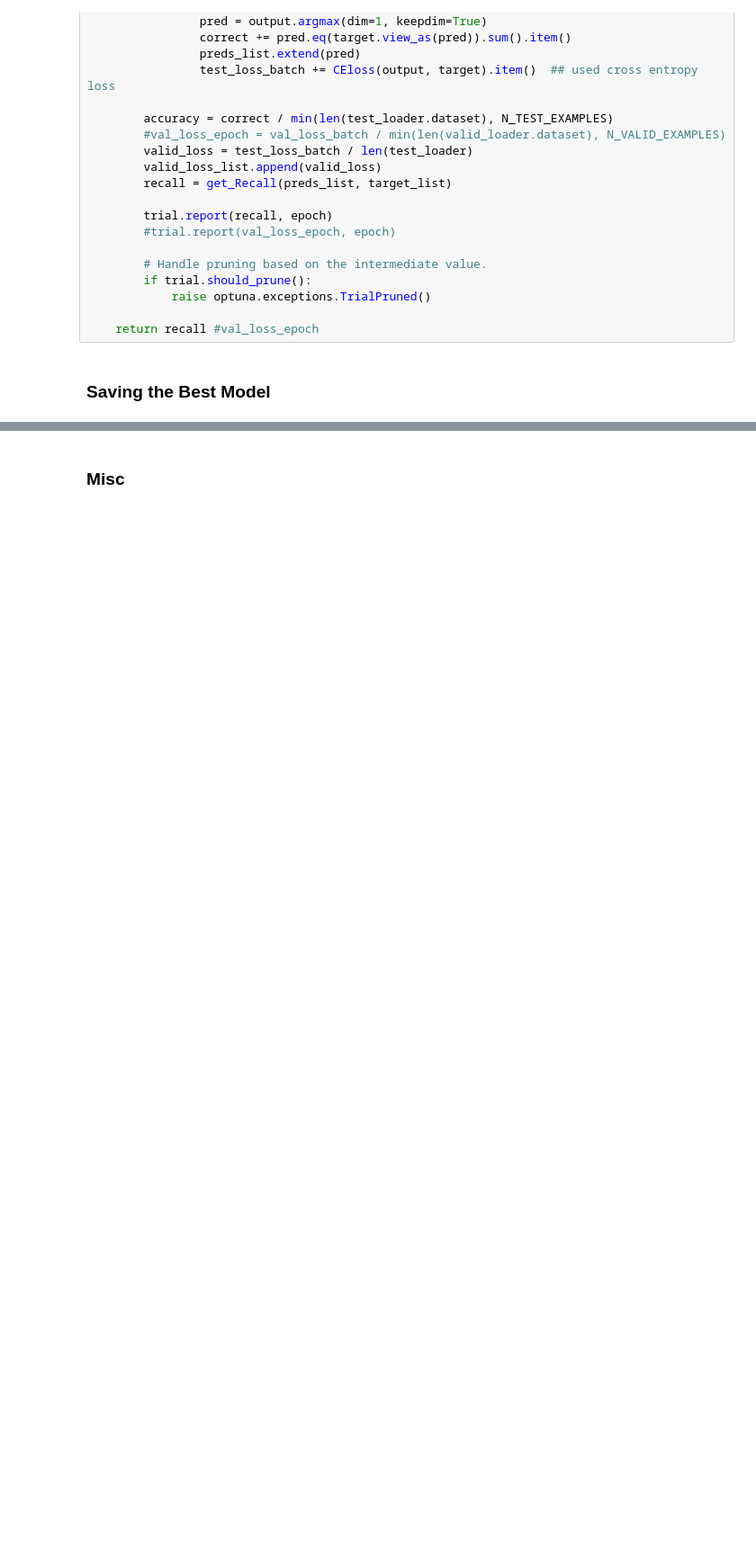
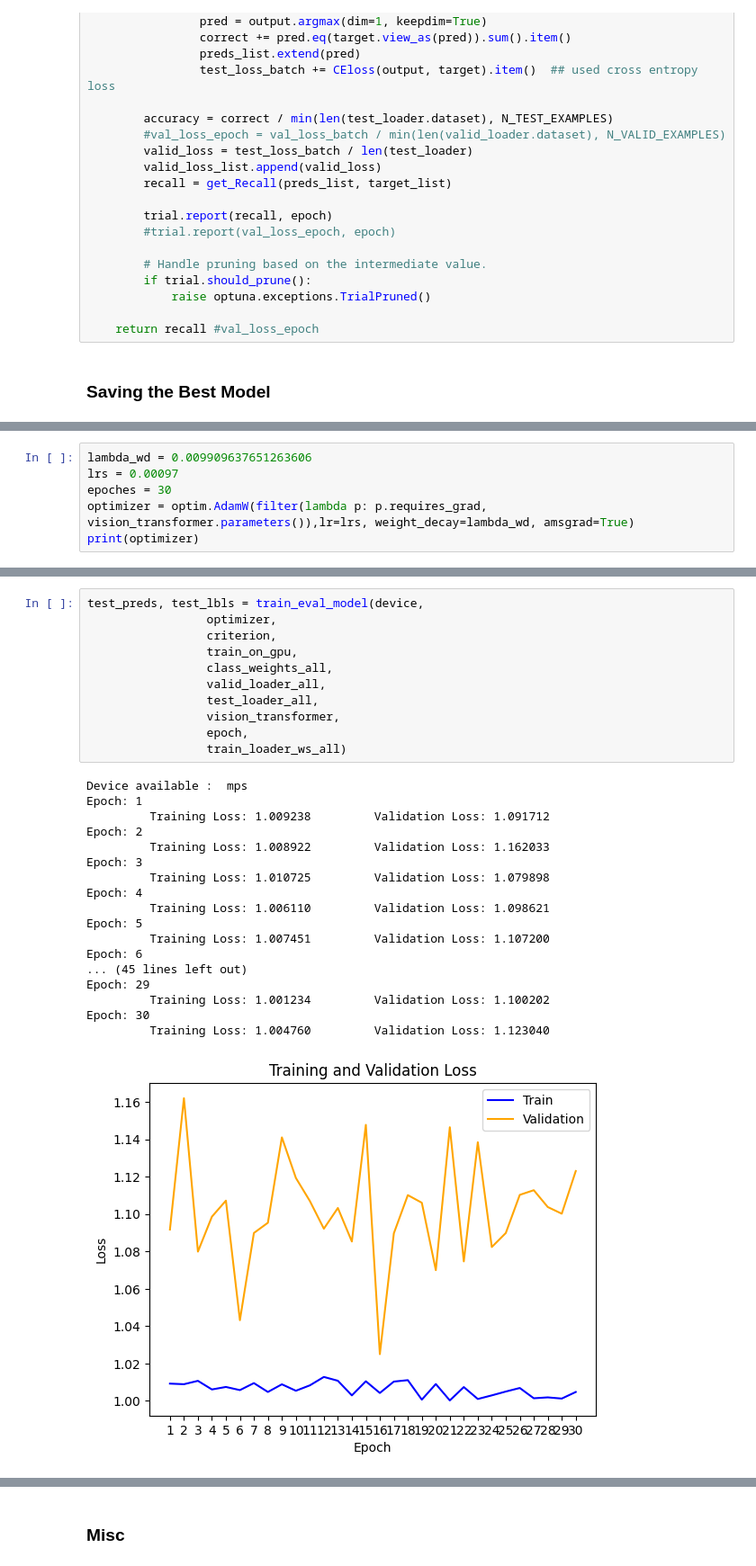
Before and after one commit to cricksmaidiene/alivio, a Jupyter notebook: src/04_models/Hyperparameter_Tune_All_Hurricanes_Optuna_VIT.ipynb, the cells around one changed output, grey strips where cells are left out. Shown at 90% size. Cells and saved outputs as stored; diff of their text form; blank space fills up the shorter version.

```diff
--- a/src/04_models/Hyperparameter_Tune_All_Hurricanes_Optuna_VIT.ipynb
+++ b/src/04_models/Hyperparameter_Tune_All_Hurricanes_Optuna_VIT.ipynb
@@ -1510,0 +1620,6 @@ Epoch: 5
+# %%
+lambda_wd = 0.009909637651263606
+lrs = 0.00097
+epoches = 30
+optimizer = optim.AdamW(filter(lambda p: p.requires_grad, vision_transformer.parameters()),lr=lrs, weight_decay=lambda_wd, amsgrad=True)
+print(optimizer)
@@ -1510,0 +1640,30 @@ Epoch: 5
+# %%
+test_preds, test_lbls = train_eval_model(device,
+                 optimizer,
+                 criterion,
+                 train_on_gpu,
+                 class_weights_all,
+                 valid_loader_all,
+                 test_loader_all,
+                 vision_transformer,
+                 epoch,
+                 train_loader_ws_all)
+# %% [output]
+Device available :  mps
+Epoch: 1
+         Training Loss: 1.009238         Validation Loss: 1.091712
+Epoch: 2
+         Training Loss: 1.008922         Validation Loss: 1.162033
+Epoch: 3
+         Training Loss: 1.010725         Validation Loss: 1.079898
+Epoch: 4
+         Training Loss: 1.006110         Validation Loss: 1.098621
+Epoch: 5
+         Training Loss: 1.007451         Validation Loss: 1.107200
+Epoch: 6
+... (45 lines left out)
+Epoch: 29
+         Training Loss: 1.001234         Validation Loss: 1.100202
+Epoch: 30
+         Training Loss: 1.004760         Validation Loss: 1.123040
+[figure, added]
```
Also changed, not shown: parts of 20 cells of this notebook, 1 other file.
